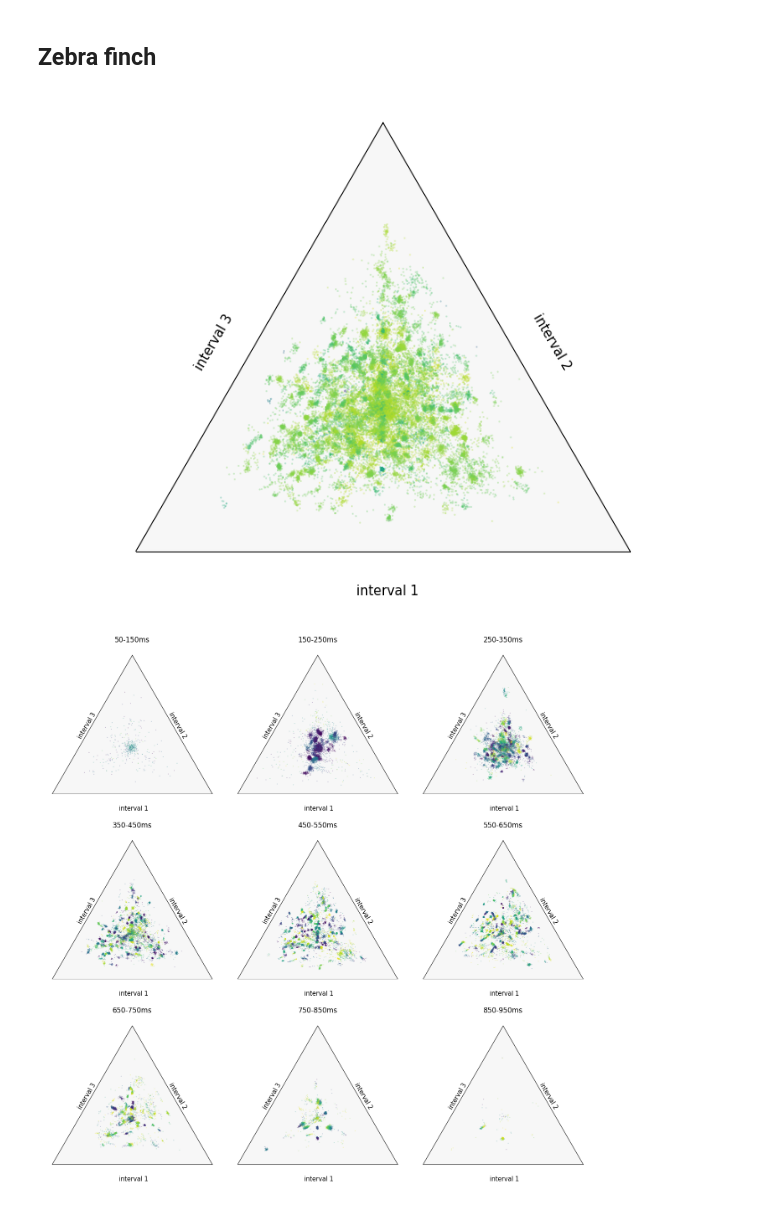
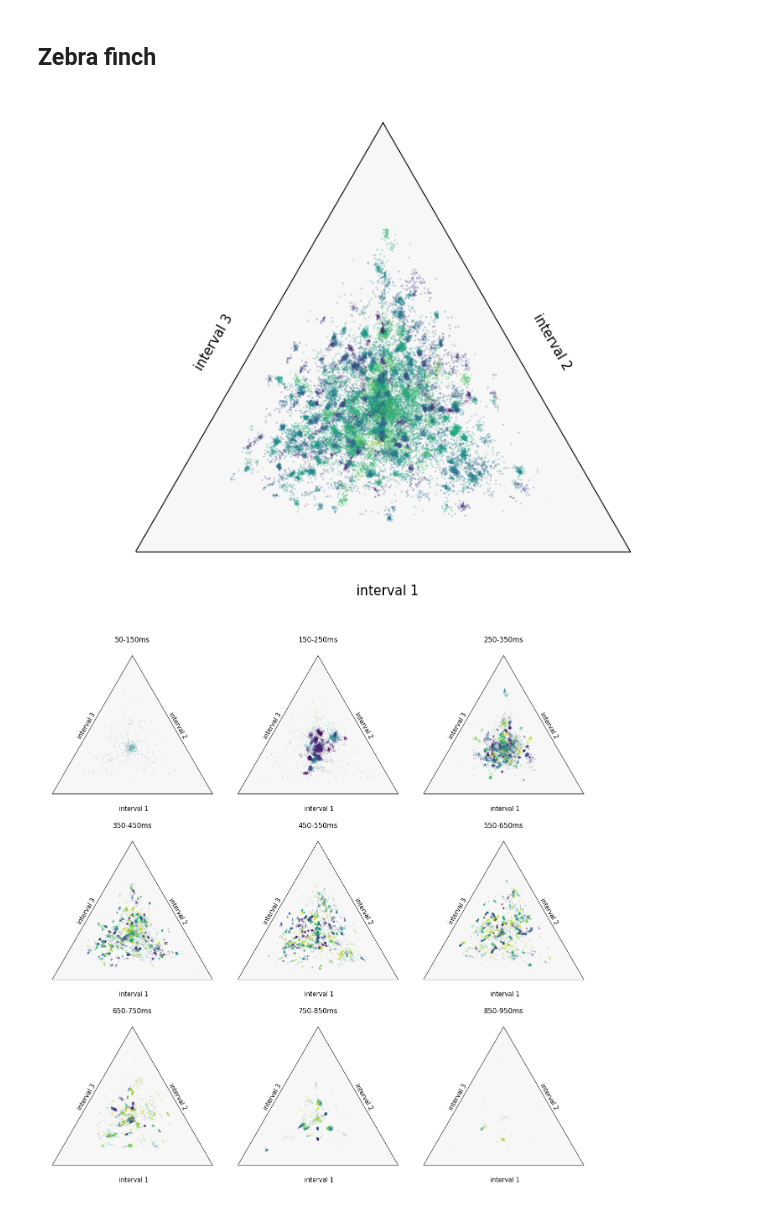
Before and after one commit to bacor/rhythm-triangles, a Jupyter notebook: notebooks/roeske2020.ipynb, the cells around one changed output. Drawn from its saved outputs; the diff is of its cells as text; code cells hidden in the pictures.

Commit message:
regenerate all figures

```diff
--- a/notebooks/roeske2020.ipynb
+++ b/notebooks/roeske2020.ipynb
@@ -22,7 +22,7 @@ DATA_DIR = '../data/roeske2020'
 ORIGINAL_DATA_DIR = f'{DATA_DIR}/original-data'
 
 # Function to save figures: you can easily toggle this on/off globally
-savefig = get_figure_saver(group='roeske2020', save_pdf=False, save_png=False)
+savefig = get_figure_saver(group='roeske2020', save_pdf=True, save_png=True)
 # %% [markdown]
 ## Preprocess
 # %% [markdown]
@@ -153,11 +153,13 @@ def show_dur_ranges(motifs, duration, start, end, step, name, **kwargs):
 # %%
 intervals = load_intervals('roeske2020', 'zebrafinch')
 motifs, duration = normalize(ngram_motifs(intervals, length=3))
 fig, tax = ternary_motif_plot(motifs, duration,
+        min_dur=100 / 1000, max_dur=700 / 1000,
         ratios=False, cmap='viridis_r', cbar=False
 )
+savefig('zebrafinch-100-700ms')
 # %% [output]
-[figure, old version]
+[figure, new version]
 # %%
 def plot_zebra_finch(min_dur, max_dur, ax):
     intervals = load_intervals('roeske2020', 'zebrafinch')
```
Also changed, not shown: parts of 5 cells of this notebook, 8 other files.
